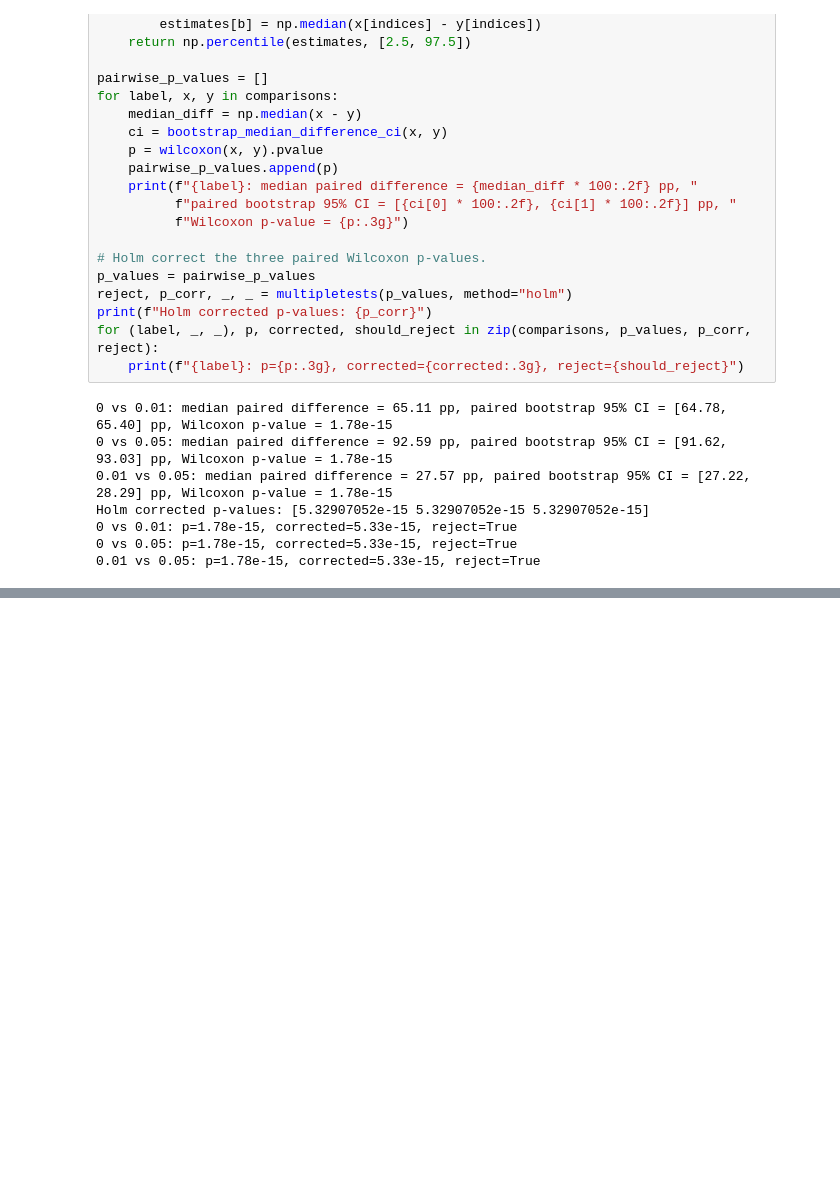
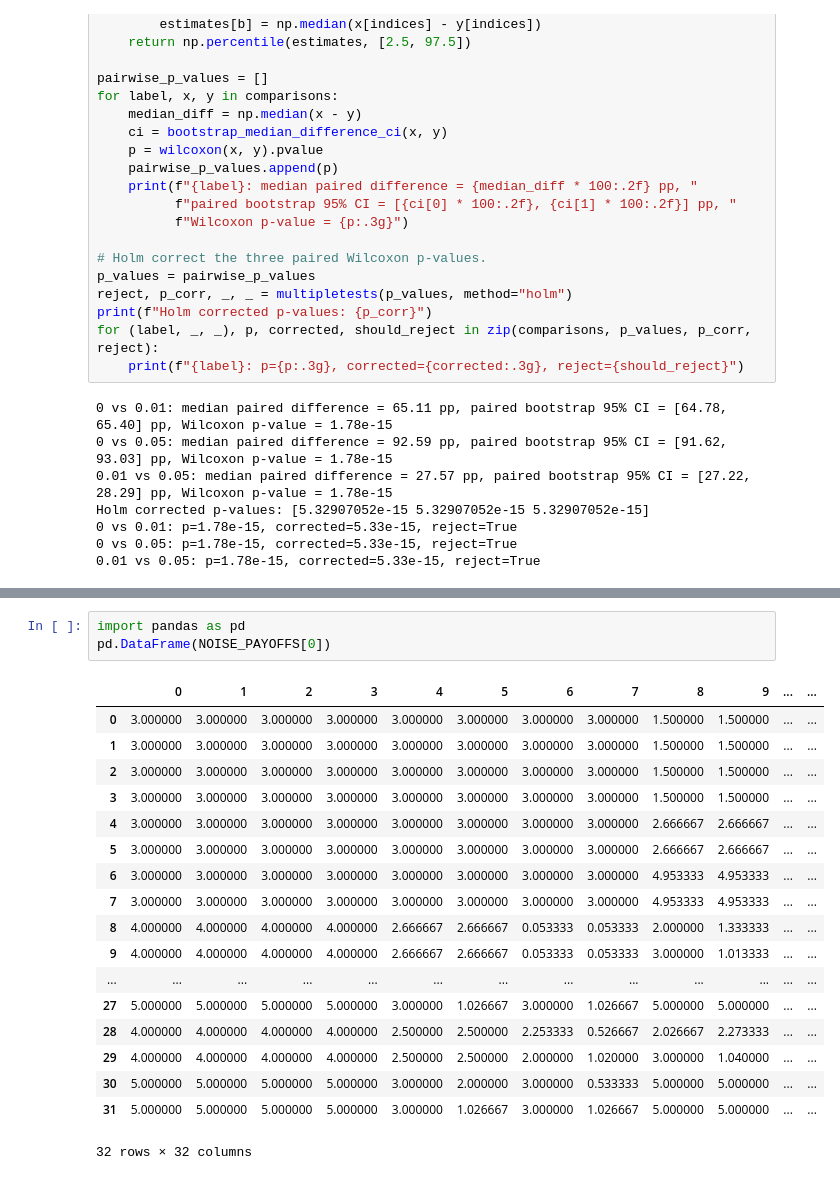
Before and after one commit to lk1ng/Project_Iterated_Prisoners_Dilemma, a Jupyter notebook: prisoners_dilemma.ipynb, the cells around one changed output, grey strips where cells are left out. Cells and saved outputs as stored; diff of their text form; blank space fills up the shorter version.

```diff
--- a/prisoners_dilemma.ipynb
+++ b/prisoners_dilemma.ipynb
@@ -608,0 +647,22 @@ Holm corrected p-values: [5.32907052e-15 5.32907052e-15 5.32907052e-15]
+# %%
+import pandas as pd
+pd.DataFrame(NOISE_PAYOFFS[0])
+# %% [output]
+|  | 0 | 1 | 2 | 3 | 4 | 5 | 6 | 7 | 8 | 9 | ... | ... |
+| 0 | 3.000000 | 3.000000 | 3.000000 | 3.000000 | 3.000000 | 3.000000 | 3.000000 | 3.000000 | 1.500000 | 1.500000 | ... | ... |
+| 1 | 3.000000 | 3.000000 | 3.000000 | 3.000000 | 3.000000 | 3.000000 | 3.000000 | 3.000000 | 1.500000 | 1.500000 | ... | ... |
+| 2 | 3.000000 | 3.000000 | 3.000000 | 3.000000 | 3.000000 | 3.000000 | 3.000000 | 3.000000 | 1.500000 | 1.500000 | ... | ... |
+| 3 | 3.000000 | 3.000000 | 3.000000 | 3.000000 | 3.000000 | 3.000000 | 3.000000 | 3.000000 | 1.500000 | 1.500000 | ... | ... |
+| 4 | 3.000000 | 3.000000 | 3.000000 | 3.000000 | 3.000000 | 3.000000 | 3.000000 | 3.000000 | 2.666667 | 2.666667 | ... | ... |
+| 5 | 3.000000 | 3.000000 | 3.000000 | 3.000000 | 3.000000 | 3.000000 | 3.000000 | 3.000000 | 2.666667 | 2.666667 | ... | ... |
+| 6 | 3.000000 | 3.000000 | 3.000000 | 3.000000 | 3.000000 | 3.000000 | 3.000000 | 3.000000 | 4.953333 | 4.953333 | ... | ... |
+| 7 | 3.000000 | 3.000000 | 3.000000 | 3.000000 | 3.000000 | 3.000000 | 3.000000 | 3.000000 | 4.953333 | 4.953333 | ... | ... |
+| 8 | 4.000000 | 4.000000 | 4.000000 | 4.000000 | 2.666667 | 2.666667 | 0.053333 | 0.053333 | 2.000000 | 1.333333 | ... | ... |
+| 9 | 4.000000 | 4.000000 | 4.000000 | 4.000000 | 2.666667 | 2.666667 | 0.053333 | 0.053333 | 3.000000 | 1.013333 | ... | ... |
+| ... | ... | ... | ... | ... | ... | ... | ... | ... | ... | ... | ... | ... |
+| 27 | 5.000000 | 5.000000 | 5.000000 | 5.000000 | 3.000000 | 1.026667 | 3.000000 | 1.026667 | 5.000000 | 5.000000 | ... | ... |
+| 28 | 4.000000 | 4.000000 | 4.000000 | 4.000000 | 2.500000 | 2.500000 | 2.253333 | 0.526667 | 2.026667 | 2.273333 | ... | ... |
+| 29 | 4.000000 | 4.000000 | 4.000000 | 4.000000 | 2.500000 | 2.500000 | 2.000000 | 1.020000 | 3.000000 | 1.040000 | ... | ... |
+| 30 | 5.000000 | 5.000000 | 5.000000 | 5.000000 | 3.000000 | 2.000000 | 3.000000 | 0.533333 | 5.000000 | 5.000000 | ... | ... |
+| 31 | 5.000000 | 5.000000 | 5.000000 | 5.000000 | 3.000000 | 1.026667 | 3.000000 | 1.026667 | 5.000000 | 5.000000 | ... | ... |
+32 rows × 32 columns
```
Also changed, not shown: parts of 3 cells of this notebook.
